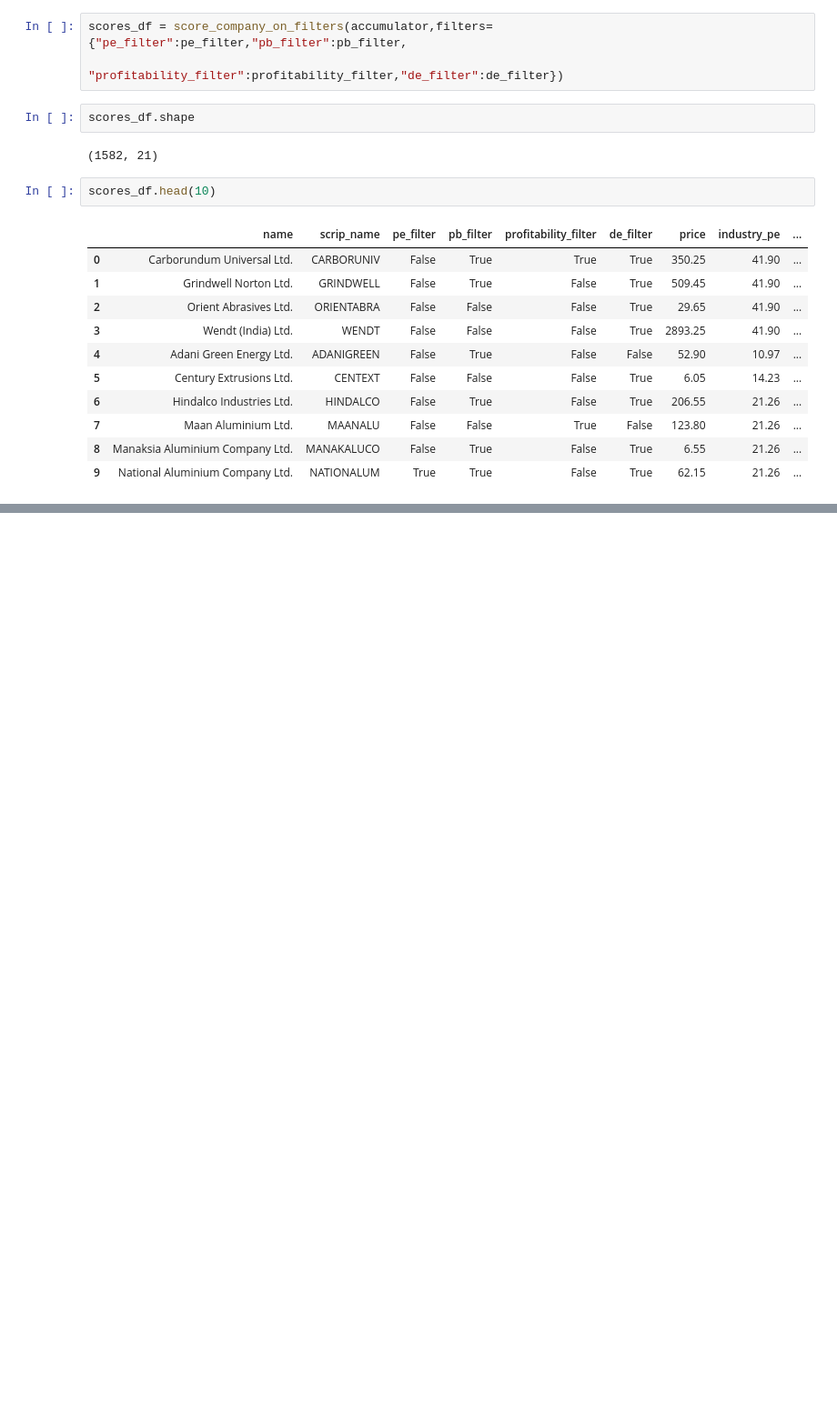
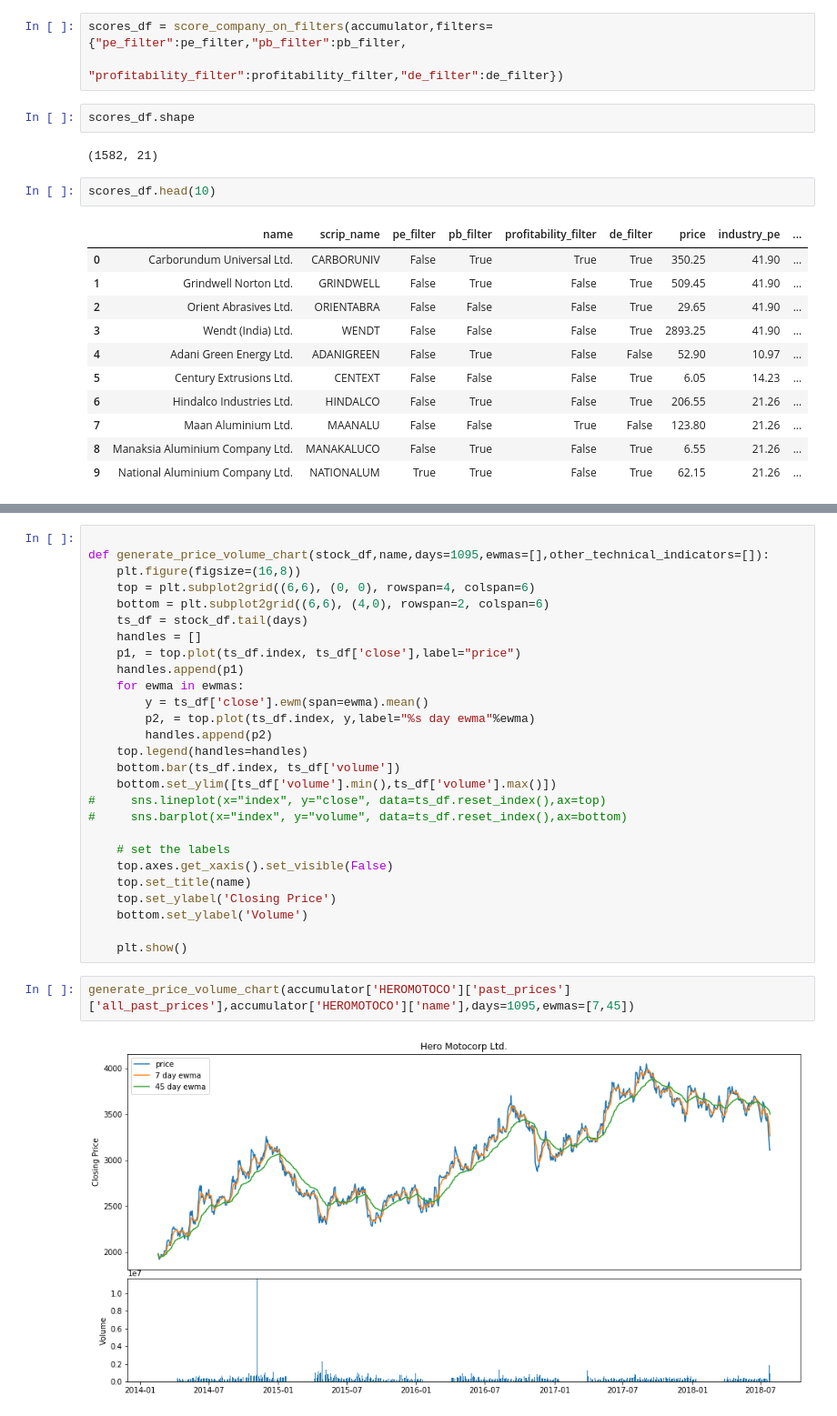
Before and after one commit to faizanahemad/data-science-utils, a Jupyter notebook: data_science_utils/financial/mutual_fund.ipynb, the cells around one changed output, grey strips where cells are left out. Shown at 91% size. Drawn from its saved outputs; the diff is of its cells as text; blank space fills up the shorter version.

```diff
--- a/data_science_utils/financial/mutual_fund.ipynb
+++ b/data_science_utils/financial/mutual_fund.ipynb
@@ -1063,0 +1084,31 @@ scores_df.head(10)
+# %%
+
+def generate_price_volume_chart(stock_df,name,days=1095,ewmas=[],other_technical_indicators=[]):
+    plt.figure(figsize=(16,8))
+    top = plt.subplot2grid((6,6), (0, 0), rowspan=4, colspan=6)
+    bottom = plt.subplot2grid((6,6), (4,0), rowspan=2, colspan=6)
+    ts_df = stock_df.tail(days)
+    handles = []
+    p1, = top.plot(ts_df.index, ts_df['close'],label="price")
+    handles.append(p1)
+    for ewma in ewmas:
+        y = ts_df['close'].ewm(span=ewma).mean()
+        p2, = top.plot(ts_df.index, y,label="%s day ewma"%ewma)
+        handles.append(p2)
+    top.legend(handles=handles)
+    bottom.bar(ts_df.index, ts_df['volume'])
+    bottom.set_ylim([ts_df['volume'].min(),ts_df['volume'].max()])
+#     sns.lineplot(x="index", y="close", data=ts_df.reset_index(),ax=top)
+#     sns.barplot(x="index", y="volume", data=ts_df.reset_index(),ax=bottom)
+
+    # set the labels
+    top.axes.get_xaxis().set_visible(False)
+    top.set_title(name)
+    top.set_ylabel('Closing Price')
+    bottom.set_ylabel('Volume')
+
+    plt.show()
+# %%
+generate_price_volume_chart(accumulator['HEROMOTOCO']['past_prices']['all_past_prices'],accumulator['HEROMOTOCO']['name'],days=1095,ewmas=[7,45])
+# %% [output]
+[figure, added]
```
Also changed, not shown: parts of 42 cells of this notebook.
